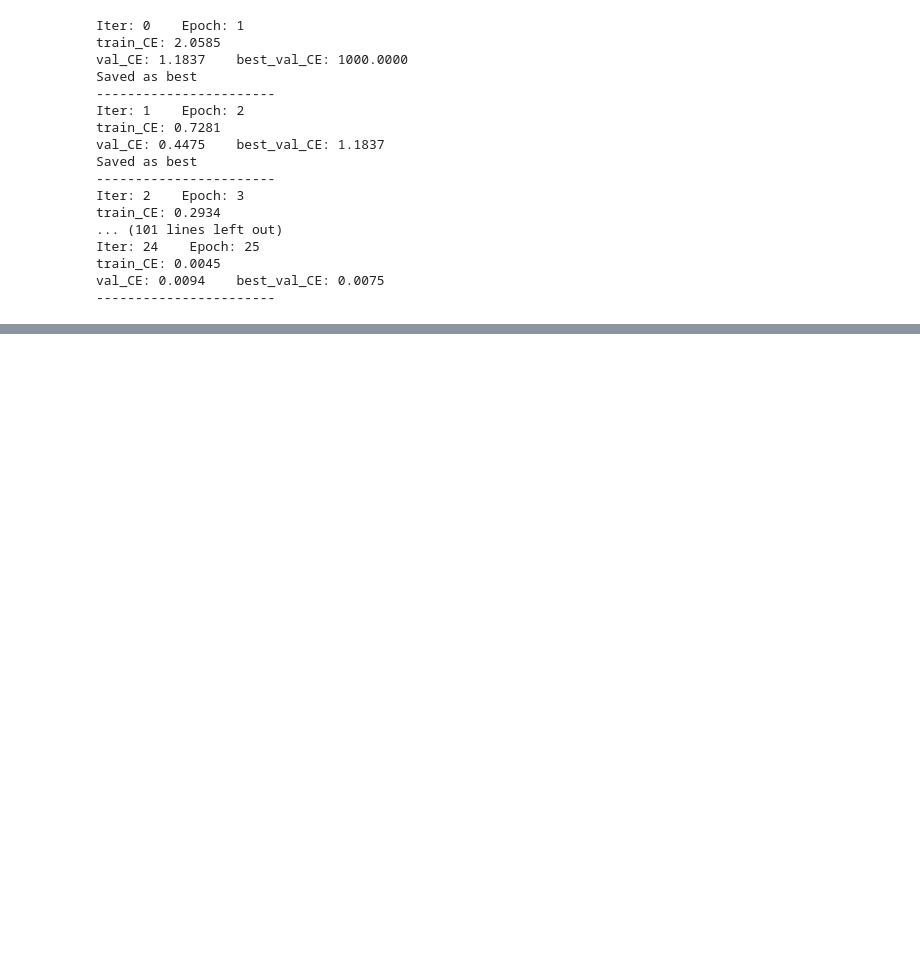
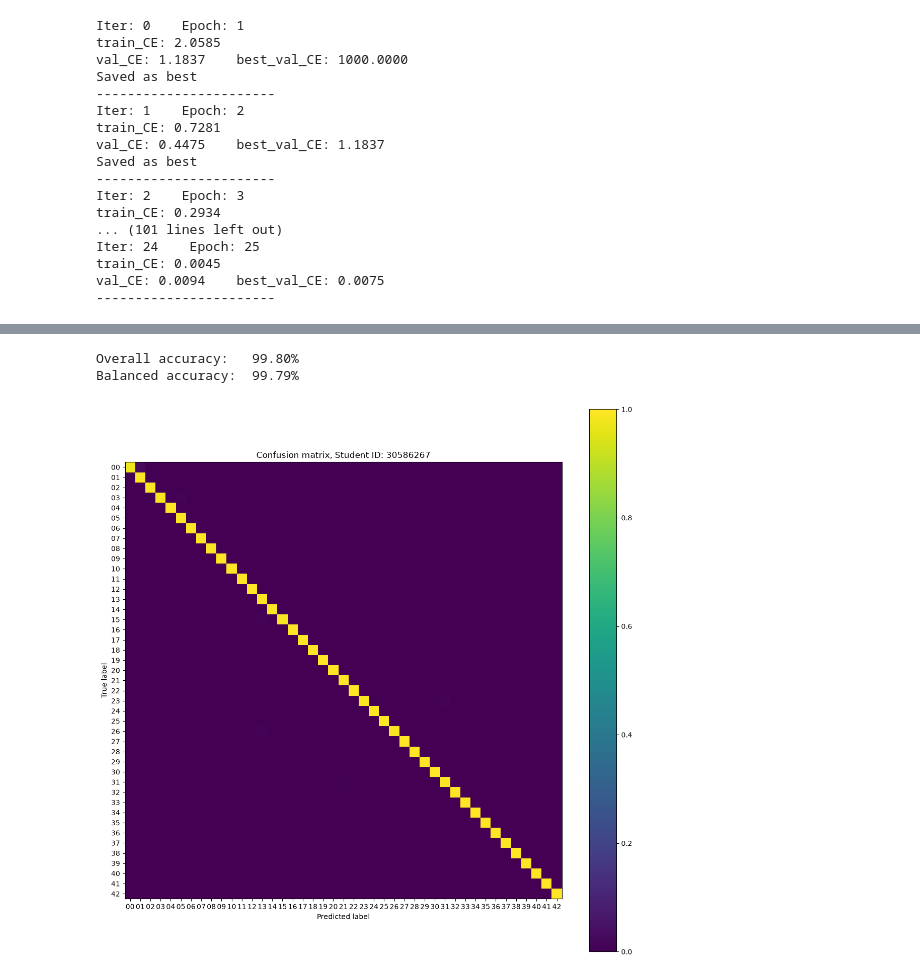
Before and after one commit to sche0151/ECE4179_Assignment_Notebooks, a Jupyter notebook: Q4_GTSRB_Starter_Code.ipynb, the cells around one changed output, grey strips where cells are left out. Saved outputs shown, nothing was run; the diff lists cells and outputs as text; code cells hidden in the pictures; blank space fills up the shorter version.

```diff
--- a/Q4_GTSRB_Starter_Code.ipynb
+++ b/Q4_GTSRB_Starter_Code.ipynb
@@ -222,8 +222,8 @@ train_eval_loader = DataLoader(train_eval_dataset, batch_size=batch_size, shuffl
 # val_dataset = SignDataset(val_ds, augment=False)
 val_loader = DataLoader(val_ds, batch_size=batch_size, shuffle=False, num_workers=2, persistent_workers=True, pin_memory=True)
 
-test_dataset = SignDataset(test_ds, augment=False)
-test_loader = DataLoader(test_ds, batch_size=test_dataset.__len__(), shuffle=True, num_workers=2, persistent_workers=True, pin_memory=True)
+# test_dataset = SignDataset(test_ds, augment=False)
+test_loader = DataLoader(test_ds, batch_size=batch_size, shuffle=True, num_workers=2, persistent_workers=True, pin_memory=True)
 # %%
 # model definition
 
@@ -419,16 +419,18 @@ epoch = checkpoint["epoch"]
 pred = []
 
 with torch.no_grad():
+    model.eval()
+
     # reset loss values for reporting
     val_loss_sum = 0.0
     samples_received = 0
 
-    for imgs, lbls in val_loader:
+    for imgs, lbls in test_loader:
         imgs = imgs.to(device)
         lbls = lbls.to(device)
 
         val_pred = model(imgs)
-        pred.extend(val_pred.argmax(dim=1))
+        pred.extend(val_pred.argmax(dim=1).cpu().numpy())
         val_CE = loss(val_pred, lbls)
 
         batch_size = lbls.size(0)
@@ -437,6 +439,8 @@ with torch.no_grad():
 
     val_epoch_loss = val_loss_sum / samples_received
 
+pred = np.array(pred).astype(int)
+
 print(f"Epoch: {epoch}")
 print(f"Recorded val_CE: {checkpoint["val_loss"]:.4f}")
 print(f"Calculated val_CE: {val_epoch_loss:.4f}")
@@ -484,0 +491,31 @@ plt.show()
+# %%
+ground_truth = np.array(val_ds.targets).astype(int)
+true_positives = sum(pred == ground_truth)
+n_samples = len(val_ds)
+
+overall_accuracy = true_positives/n_samples
+print(f"Overall accuracy:   {overall_accuracy:.2%}")
+
+balanced_accuracy = 0
+for class_name, class_idx in val_ds.class_to_idx.items():
+    mask = ground_truth == class_idx
+    balanced_accuracy += (pred[mask] == ground_truth[mask]).mean()
+balanced_accuracy = balanced_accuracy/len(val_ds.classes)
+print(f"Balanced accuracy:  {balanced_accuracy:.2%}")
+# %% [output]
+Overall accuracy:   99.80%
+Balanced accuracy:  99.79%
+# %%
+from sklearn.metrics import confusion_matrix, ConfusionMatrixDisplay
+
+cm = confusion_matrix(ground_truth, pred, labels=range(len(val_ds.classes)), normalize="true")
+
+fig, ax = plt.subplots(figsize=(14, 14))
+ConfusionMatrixDisplay(cm, display_labels=val_ds.classes).plot(
+    ax=ax, include_values=False
+)
+plt.title("Confusion matrix, Student ID: 30586267")
+plt.savefig(f"confusion_matrix_{checkpoint_name}.png", dpi=300)
+plt.show()
+# %% [output]
+[figure, added]
```
Also changed, not shown: parts of 6 cells of this notebook, 6 other files.
